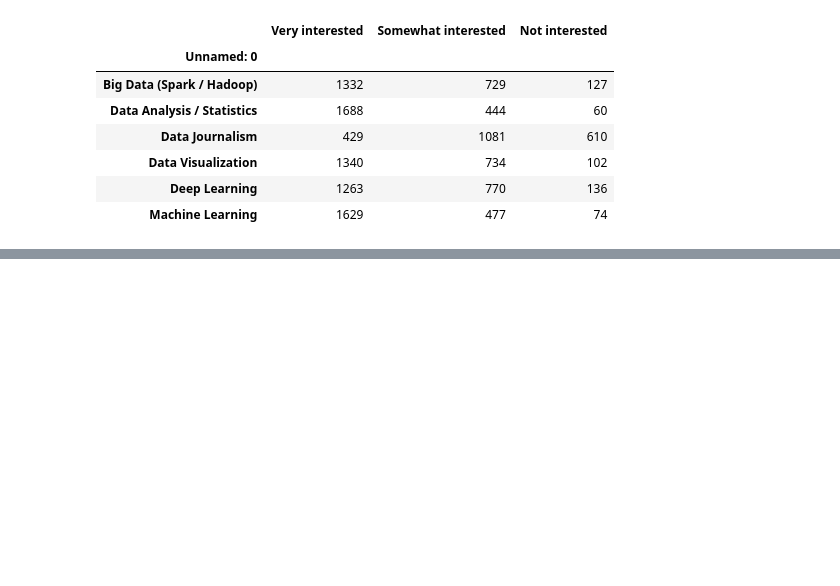
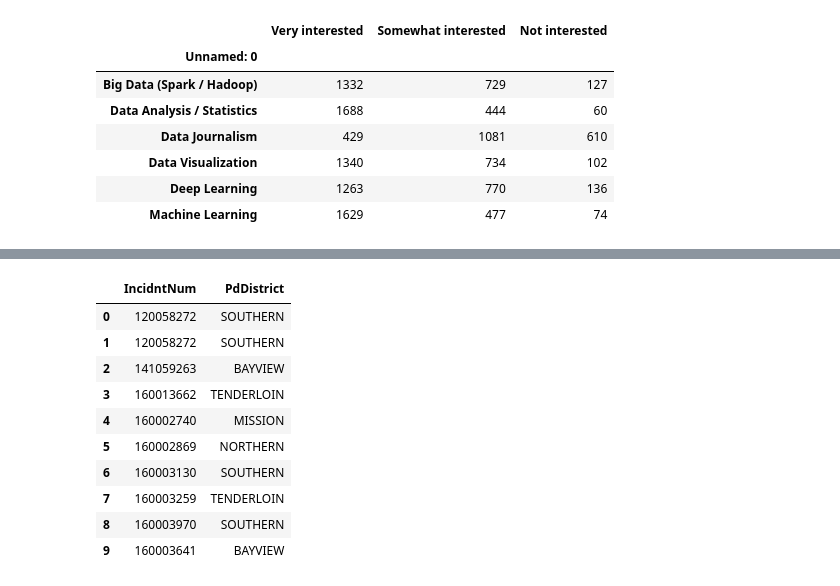
Before and after one commit to mehra-deepak/IBM-Data-Science-Specialization-Professional-Course, a Jupyter notebook: ASSIGNMENT/Untitled.ipynb, the cells around one changed output, grey strips where cells are left out. Cells and saved outputs as stored; diff of their text form; code cells hidden in the pictures; blank space fills up the shorter version.

```diff
--- a/ASSIGNMENT/Untitled.ipynb
+++ b/ASSIGNMENT/Untitled.ipynb
@@ -31,0 +69,14 @@ df
+# %%
+ds.head(10)
+# %% [output]
+|  | IncidntNum | PdDistrict |
+| 0 | 120058272 | SOUTHERN |
+| 1 | 120058272 | SOUTHERN |
+| 2 | 141059263 | BAYVIEW |
+| 3 | 160013662 | TENDERLOIN |
+| 4 | 160002740 | MISSION |
+| 5 | 160002869 | NORTHERN |
+| 6 | 160003130 | SOUTHERN |
+| 7 | 160003259 | TENDERLOIN |
+| 8 | 160003970 | SOUTHERN |
+| 9 | 160003641 | BAYVIEW |
```
Also changed, not shown: parts of 18 cells of this notebook, 8 other files.
